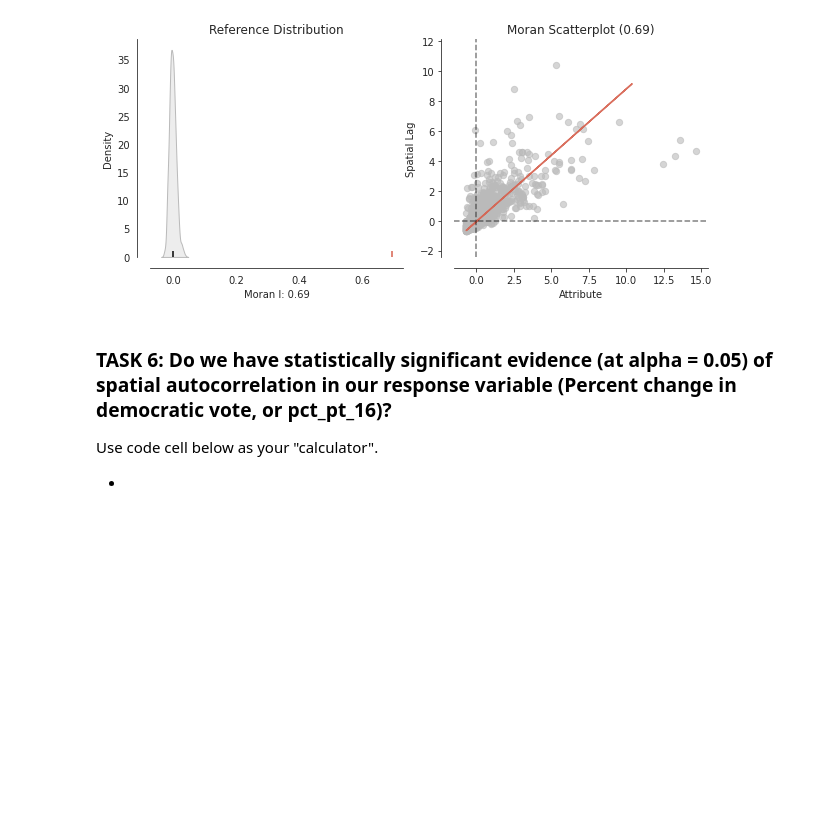
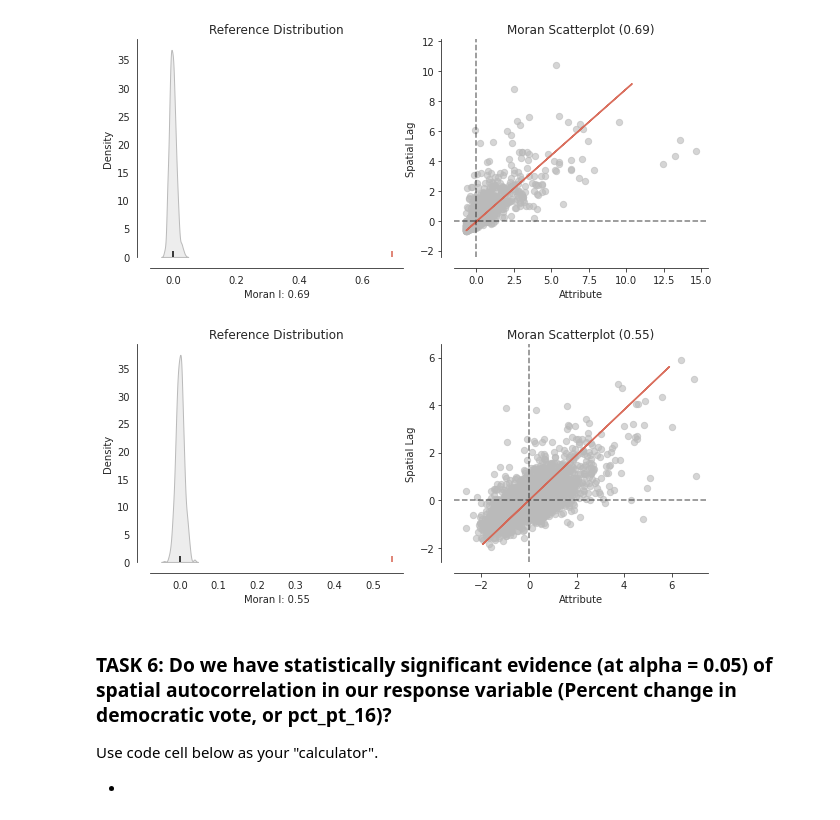
Before and after one commit to ADLCero/EnvDatSci22, a Jupyter notebook: CodeSprints/autocorrelation_methods_corrected.ipynb, the cells around one changed output. Drawn from its saved outputs; the diff is of its cells as text; code cells hidden in the pictures; blank space fills up the shorter version.

```diff
--- a/CodeSprints/autocorrelation_methods_corrected.ipynb
+++ b/CodeSprints/autocorrelation_methods_corrected.ipynb
@@ -335,6 +337,14 @@ plot_moran(moran_land, zstandard=True, figsize=(10,4))
 plt.show()
 # %% [output]
 [figure]
+# %%
+# Amyel's additional code to explore Moran's I of income:
+
+moran_income = Moran(votes['INC910213'], w=weights)
+plot_moran(moran_income, zstandard=True, figsize=(10,4))
+plt.show()
+# %% [output]
+[figure, added]
 # %% [markdown]
 ### TASK 6: Do we have statistically significant evidence (at alpha = 0.05) of spatial autocorrelation in our response variable (Percent change in democratic vote, or pct_pt_16)?
 Use code cell below as your "calculator".
```
Also changed, not shown: parts of 4 cells of this notebook.
